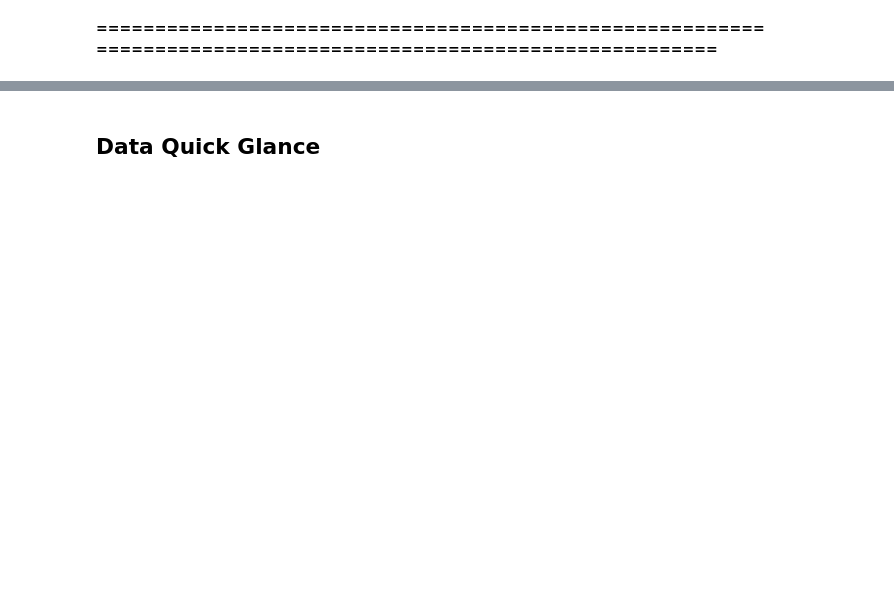
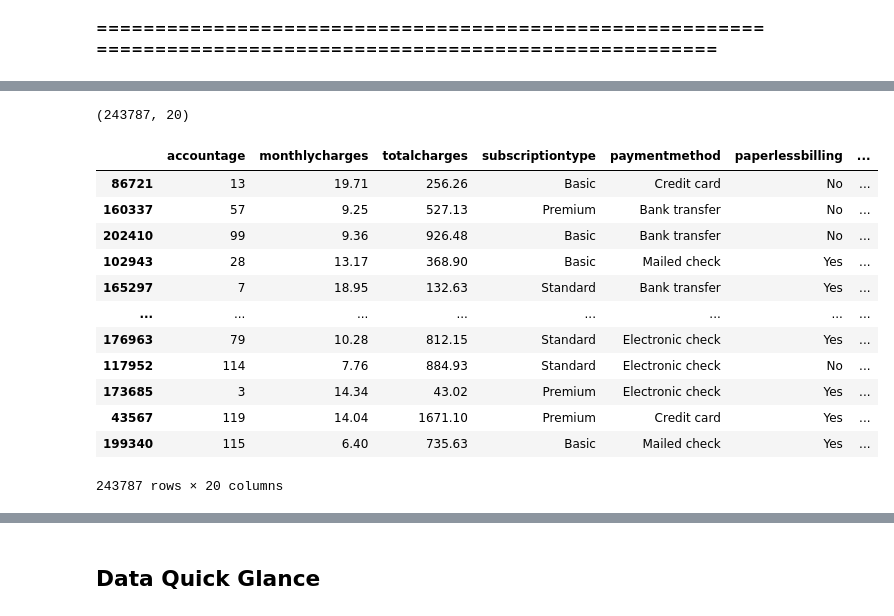
Before and after one commit to dennislamcv1/CourseraChurn, a Jupyter notebook: Data Preparation Churn.ipynb, the cells around one changed output, grey strips where cells are left out. Saved outputs shown, nothing was run; the diff lists cells and outputs as text; code cells hidden in the pictures; blank space fills up the shorter version.

```diff
--- a/Data Preparation Churn.ipynb
+++ b/Data Preparation Churn.ipynb
@@ -128,0 +109,24 @@ desc
+# %%
+df = pd.read_csv("train.csv")
+# %%
+df.shape
+# %% [output]
+(243787, 20)
+# %%
+df = df.sample(frac=1, random_state=0)
+# %%
+df
+# %% [output]
+|  | accountage | monthlycharges | totalcharges | subscriptiontype | paymentmethod | paperlessbilling | ... |
+| 86721 | 13 | 19.71 | 256.26 | Basic | Credit card | No | ... |
+| 160337 | 57 | 9.25 | 527.13 | Premium | Bank transfer | No | ... |
+| 202410 | 99 | 9.36 | 926.48 | Basic | Bank transfer | No | ... |
+| 102943 | 28 | 13.17 | 368.90 | Basic | Mailed check | Yes | ... |
+| 165297 | 7 | 18.95 | 132.63 | Standard | Bank transfer | Yes | ... |
+| ... | ... | ... | ... | ... | ... | ... | ... |
+| 176963 | 79 | 10.28 | 812.15 | Standard | Electronic check | Yes | ... |
+| 117952 | 114 | 7.76 | 884.93 | Standard | Electronic check | No | ... |
+| 173685 | 3 | 14.34 | 43.02 | Premium | Electronic check | Yes | ... |
+| 43567 | 119 | 14.04 | 1671.10 | Premium | Credit card | Yes | ... |
+| 199340 | 115 | 6.40 | 735.63 | Basic | Mailed check | Yes | ... |
+243787 rows × 20 columns
```
Also changed, not shown: parts of 55 cells of this notebook, 4 other files.
